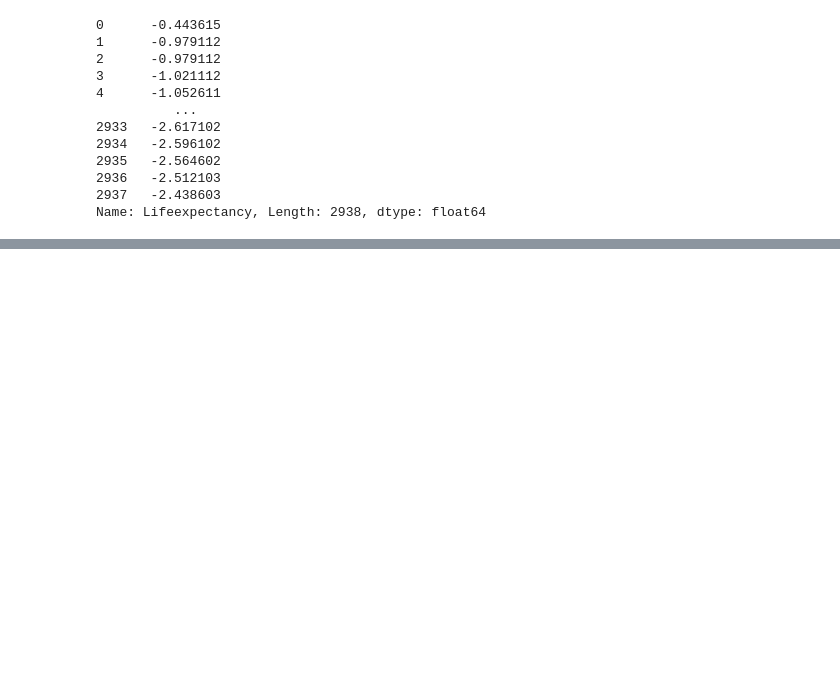
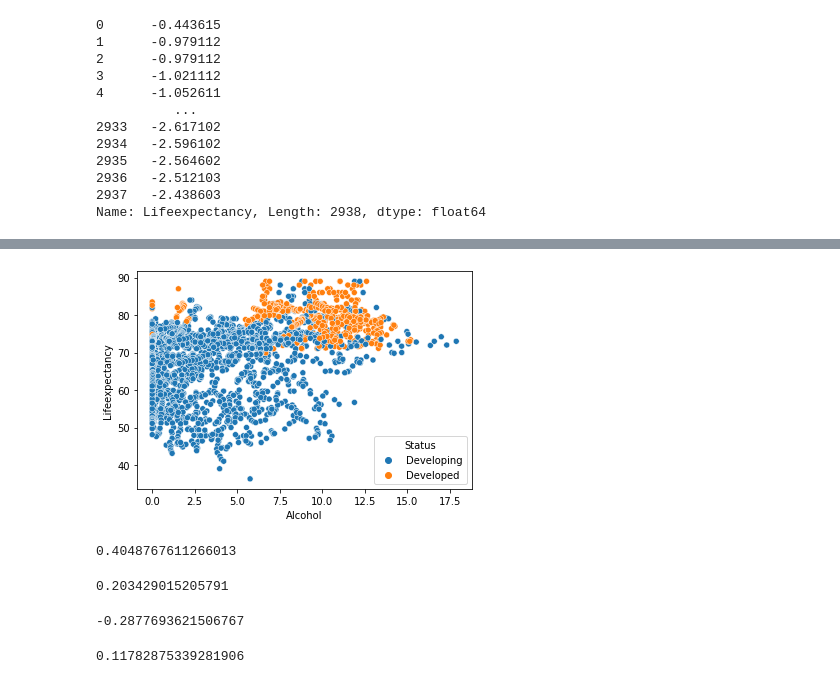
Before and after one commit to divanov137/Life_expectancy, a Jupyter notebook: life_expectancy_causal_analysis.ipynb, the cells around one changed output, grey strips where cells are left out. Saved outputs shown, nothing was run; the diff lists cells and outputs as text; code cells hidden in the pictures; blank space fills up the shorter version.

```diff
--- a/life_expectancy_causal_analysis.ipynb
+++ b/life_expectancy_causal_analysis.ipynb
@@ -178,0 +321,20 @@ def find_correlation(var1, var2, *args):
+# %%
+sns.scatterplot(data=df, x='Alcohol', y='Lifeexpectancy', hue='Status');
+# %% [output]
+[figure, added]
+# %%
+df.corr().loc['Alcohol', 'Lifeexpectancy']
+# %% [output]
+0.4048767611266013
+# %%
+df[df['Status']=='Developing'].corr().loc['Alcohol', 'Lifeexpectancy']
+# %% [output]
+0.203429015205791
+# %%
+df[df['Status']=='Developed'].corr().loc['Alcohol', 'Lifeexpectancy']
+# %% [output]
+-0.2877693621506767
+# %%
+df[df['Status']=='Developing'].corr().loc['Alcohol', 'Lifeexpectancy'] * len(df[df['Status']=='Developing'])/len(df) + df[df['Status']=='Developed'].corr().loc['Alcohol', 'Lifeexpectancy'] * len(df[df['Status']=='Developed'])/len(df)
+# %% [output]
+0.11782875339281906
```
Also changed, not shown: parts of 35 cells of this notebook.
